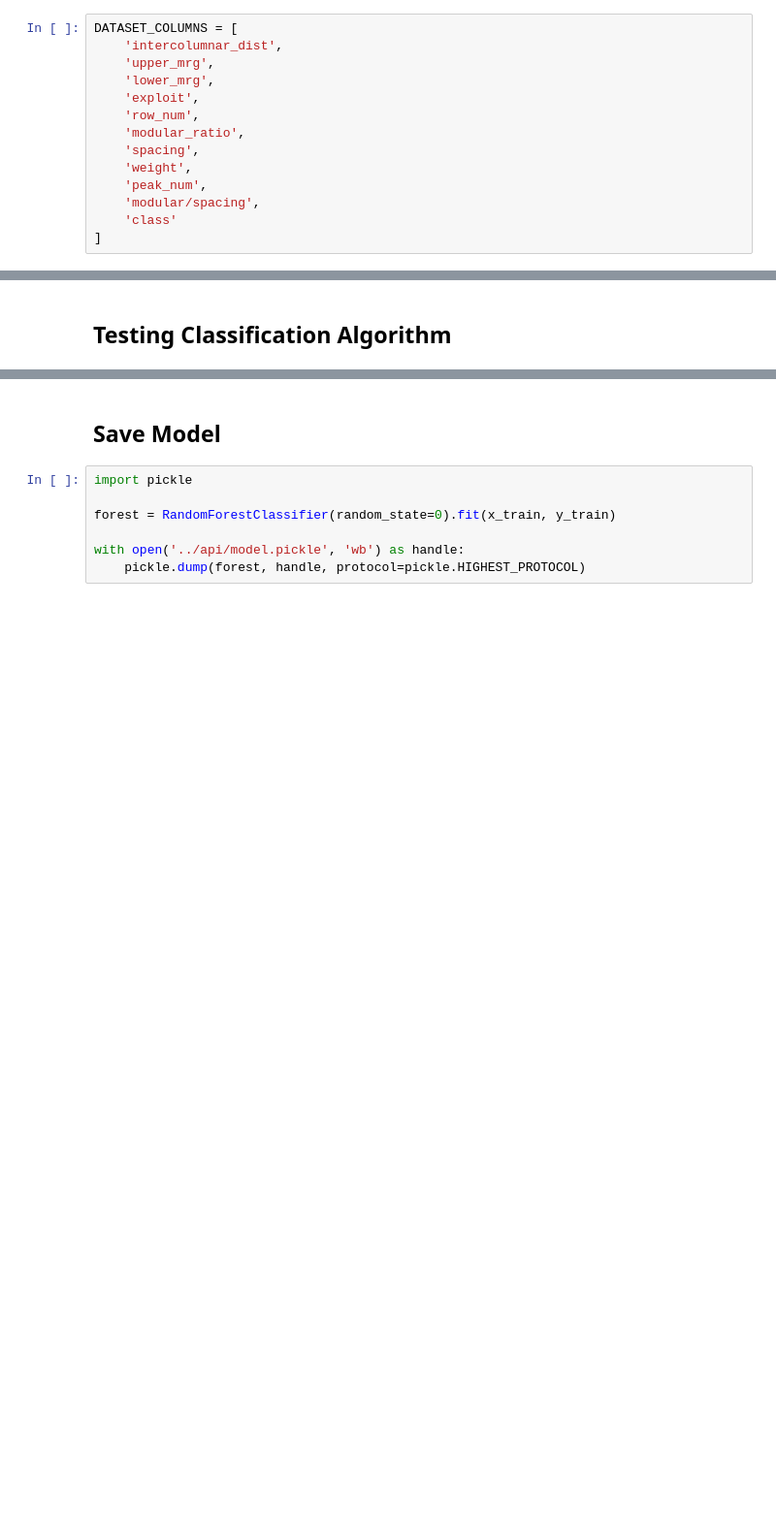
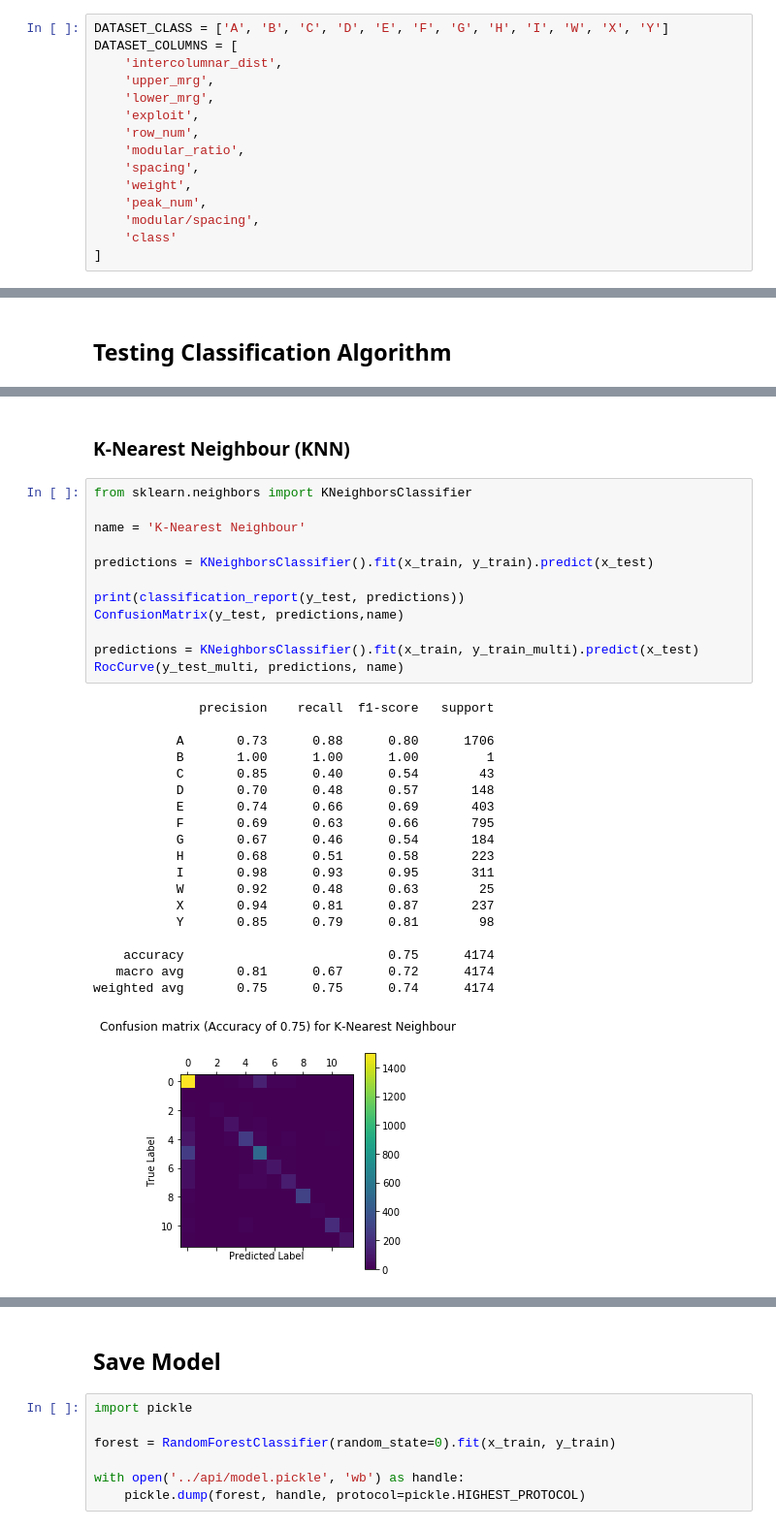
Before and after one commit to medartus/Avila-Analysis, a Jupyter notebook: notebook/Avila.ipynb, the cells around one changed output, grey strips where cells are left out. Shown at 97% size. Cells and saved outputs as stored; diff of their text form; blank space fills up the shorter version.

```diff
--- a/notebook/Avila.ipynb
+++ b/notebook/Avila.ipynb
@@ -48,6 +48,7 @@ import seaborn as sns
 import matplotlib.pyplot as plt
 from matplotlib.pyplot import figure
 # %%
+DATASET_CLASS = ['A', 'B', 'C', 'D', 'E', 'F', 'G', 'H', 'I', 'W', 'X', 'Y']
 DATASET_COLUMNS = [
     'intercolumnar_dist',
     'upper_mrg',
@@ -246,0 +349,34 @@ weighted avg       0.94      0.94      0.94      4174
+# %% [markdown]
+### K-Nearest Neighbour (KNN)
+# %%
+from sklearn.neighbors import KNeighborsClassifier
+
+name = 'K-Nearest Neighbour'
+
+predictions = KNeighborsClassifier().fit(x_train, y_train).predict(x_test)
+
+print(classification_report(y_test, predictions))
+ConfusionMatrix(y_test, predictions,name)
+
+predictions = KNeighborsClassifier().fit(x_train, y_train_multi).predict(x_test)
+RocCurve(y_test_multi, predictions, name)
+# %% [output]
+              precision    recall  f1-score   support
+
+           A       0.73      0.88      0.80      1706
+           B       1.00      1.00      1.00         1
+           C       0.85      0.40      0.54        43
+           D       0.70      0.48      0.57       148
+           E       0.74      0.66      0.69       403
+           F       0.69      0.63      0.66       795
+           G       0.67      0.46      0.54       184
+           H       0.68      0.51      0.58       223
+           I       0.98      0.93      0.95       311
+           W       0.92      0.48      0.63        25
+           X       0.94      0.81      0.87       237
+           Y       0.85      0.79      0.81        98
+
+    accuracy                           0.75      4174
+   macro avg       0.81      0.67      0.72      4174
+weighted avg       0.75      0.75      0.74      4174
+[figure, added]
```
Also changed, not shown: parts of 52 cells of this notebook, 3 other files.
